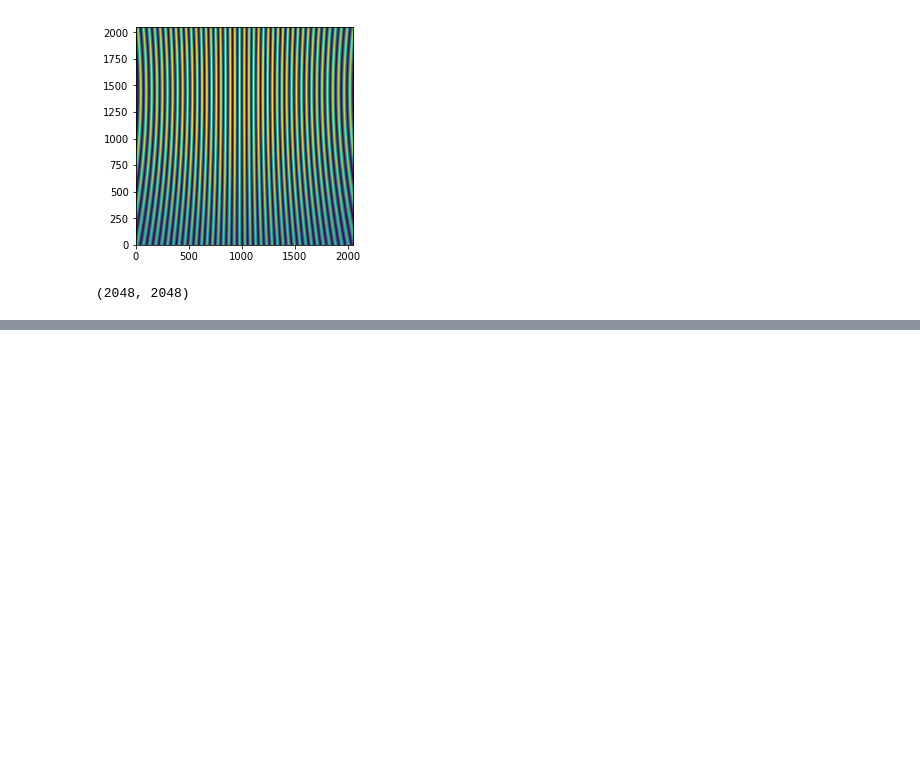
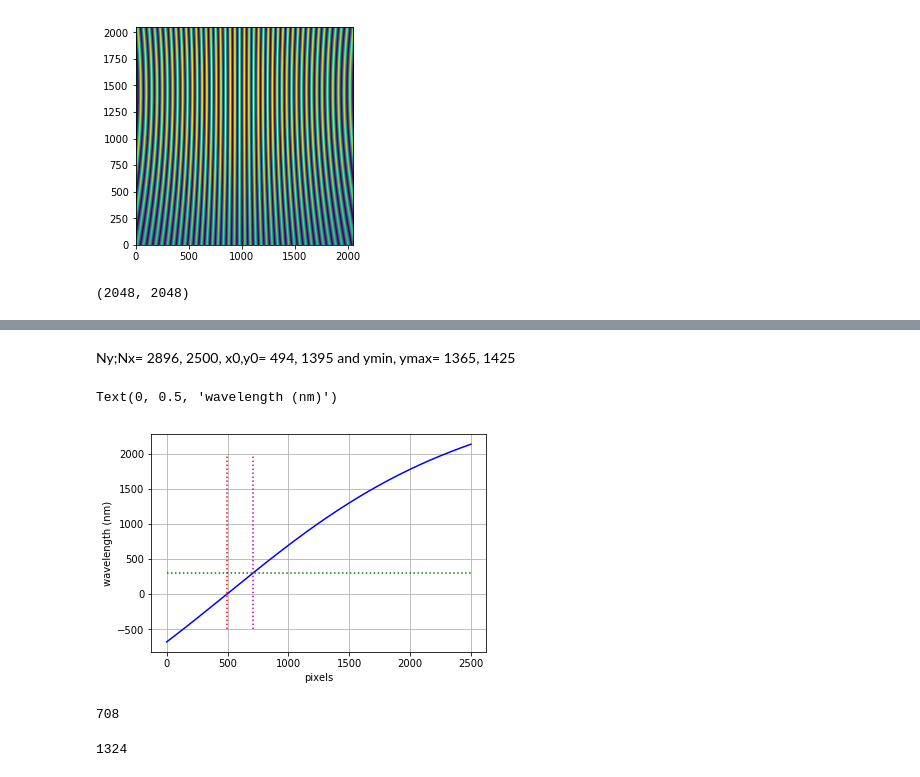
Before and after one commit to LSSTDESC/Spectractor, a Jupyter notebook: notebooks/PlayDispersers.ipynb, the cells around one changed output, grey strips where cells are left out. Drawn from its saved outputs; the diff is of its cells as text; code cells hidden in the pictures; blank space fills up the shorter version.

Commit message:
dispersion relation seems bad for disperser Holo

```diff
--- a/notebooks/PlayDispersers.ipynb
+++ b/notebooks/PlayDispersers.ipynb
@@ -90,0 +90,29 @@ build_hologram?
+# %% [markdown]
+Ny;Nx= 2896, 2500, x0,y0= 494, 1395 and ymin, ymax= 1365, 1425
+# %%
+Nx=2500
+Ny=2896
+x0=494
+y0=1395
+ymin=1365
+ymax=1425
+right_edge=2500
+# %%
+target_pixcoords_rotated=np.array([x0,y0])
+# %%
+hpdm=Hologram("Holo150PDM19", D=parameters.DISTANCE2CCD,
+                                  data_dir=parameters.HOLO_DIR, verbose=parameters.VERBOSE)
+# %%
+lambdas=hpdm.grating_pixel_to_lambda(np.arange(Nx) - target_pixcoords_rotated[0],
+                                                          x0=target_pixcoords_rotated,order=1)
+# %%
+plt.plot(np.arange(Nx),lambdas,'b-')
+plt.plot([x0,x0],[-500,2000],"r:")
+plt.plot([708,708],[-500,2000],"m:")
+plt.plot([0,2500],[300,300],"g:")
+plt.grid()
+plt.xlabel("pixels")
+plt.ylabel("wavelength (nm)")
+# %% [output]
+Text(0, 0.5, 'wavelength (nm)')
+[figure, added]
@@ -90,0 +121,4 @@ build_hologram?
+# %%
+ pixel_start
+# %% [output]
+708
@@ -90,0 +127,4 @@ build_hologram?
+# %%
+pixel_end
+# %% [output]
+1324
```
Also changed, not shown: parts of 6 cells of this notebook, 3 other files.
